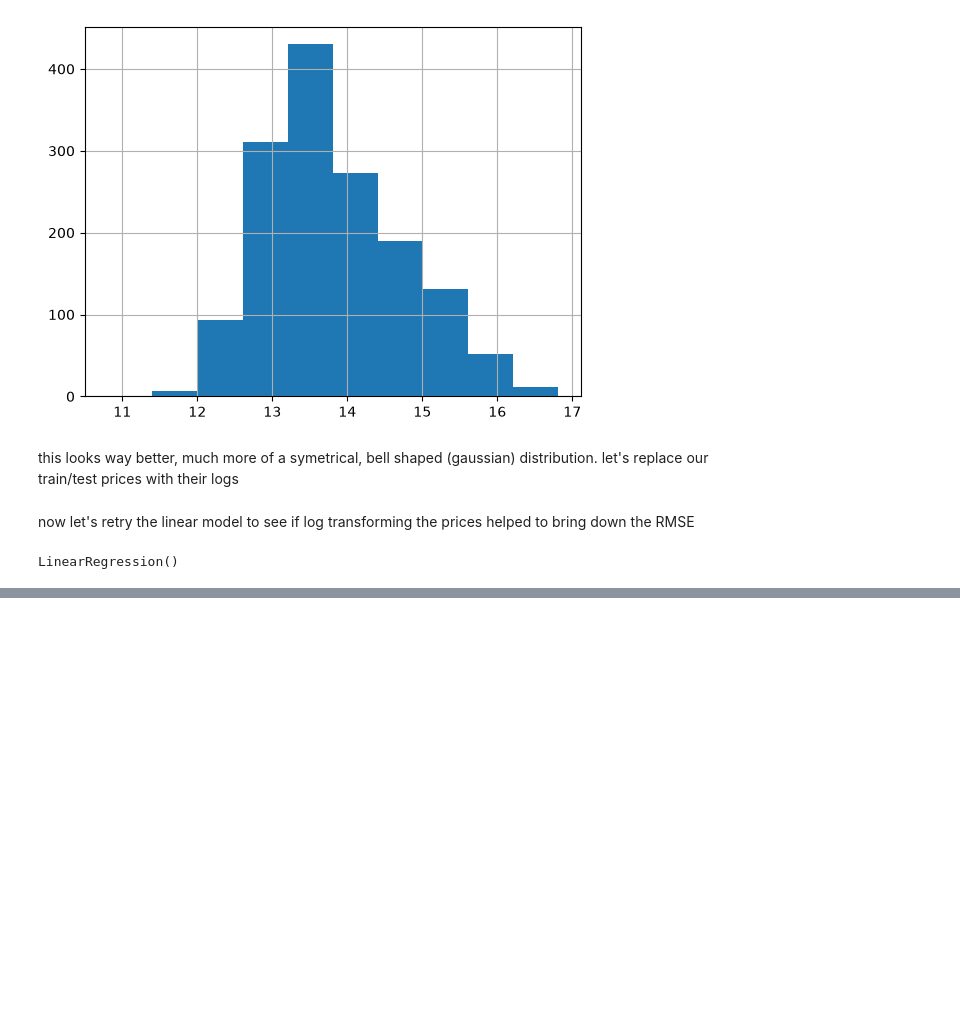
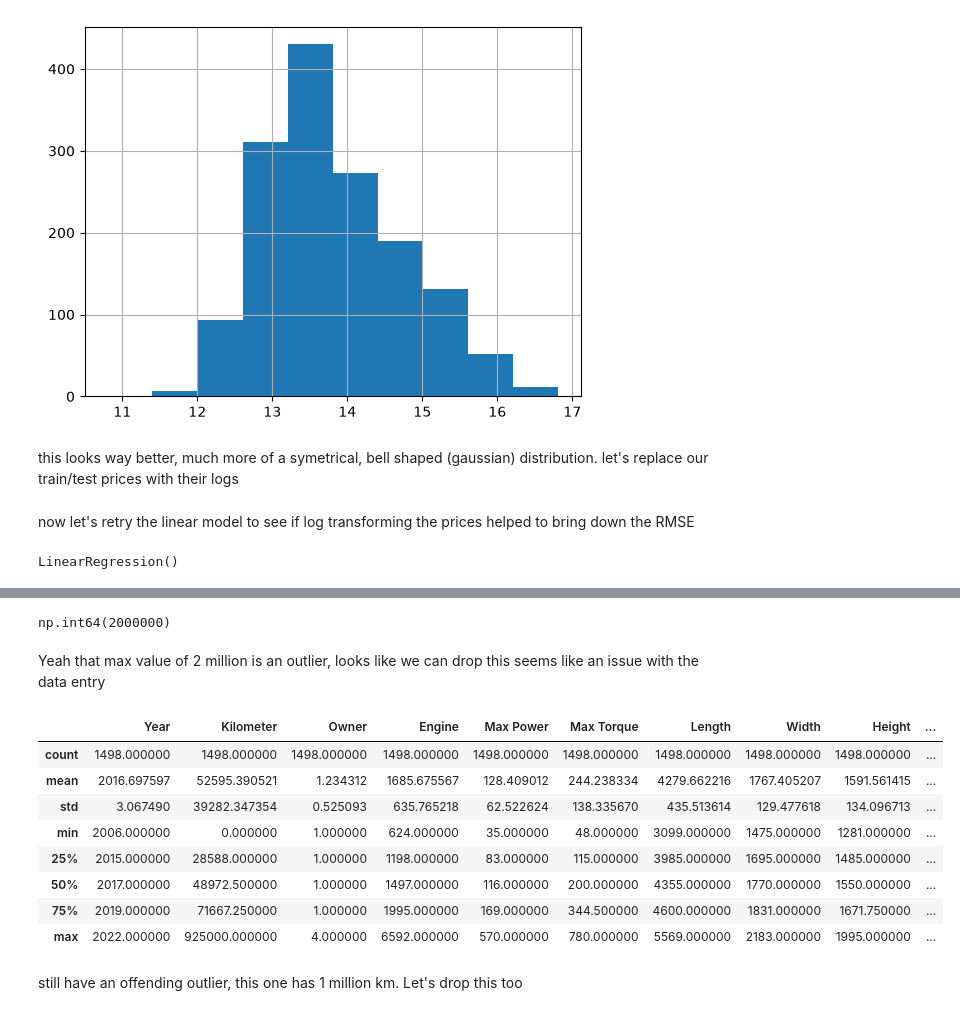
Before and after one commit to zainbabar/vehicle-price-predictor, a Jupyter notebook: vehicle.ipynb, the cells around one changed output, grey strips where cells are left out. Saved outputs shown, nothing was run; the diff lists cells and outputs as text; code cells hidden in the pictures; blank space fills up the shorter version.

```diff
--- a/vehicle.ipynb
+++ b/vehicle.ipynb
@@ -554,0 +583,6 @@ This looks MUCH better, we have a great R2 score and RMSE, looks like the issue
+# %%
+X_train["Kilometer"].max()
+# %% [output]
+np.int64(2000000)
+# %% [markdown]
+Yeah that max value of 2 million is an outlier, looks like we can drop this seems like an issue with the data entry
@@ -554,0 +591,14 @@ This looks MUCH better, we have a great R2 score and RMSE, looks like the issue
+# %%
+X_train.describe()
+# %% [output]
+|  | Year | Kilometer | Owner | Engine | Max Power | Max Torque | Length | Width | Height | ... |
+| count | 1498.000000 | 1498.000000 | 1498.000000 | 1498.000000 | 1498.000000 | 1498.000000 | 1498.000000 | 1498.000000 | 1498.000000 | ... |
+| mean | 2016.697597 | 52595.390521 | 1.234312 | 1685.675567 | 128.409012 | 244.238334 | 4279.662216 | 1767.405207 | 1591.561415 | ... |
+| std | 3.067490 | 39282.347354 | 0.525093 | 635.765218 | 62.522624 | 138.335670 | 435.513614 | 129.477618 | 134.096713 | ... |
+| min | 2006.000000 | 0.000000 | 1.000000 | 624.000000 | 35.000000 | 48.000000 | 3099.000000 | 1475.000000 | 1281.000000 | ... |
+| 25% | 2015.000000 | 28588.000000 | 1.000000 | 1198.000000 | 83.000000 | 115.000000 | 3985.000000 | 1695.000000 | 1485.000000 | ... |
+| 50% | 2017.000000 | 48972.500000 | 1.000000 | 1497.000000 | 116.000000 | 200.000000 | 4355.000000 | 1770.000000 | 1550.000000 | ... |
+| 75% | 2019.000000 | 71667.250000 | 1.000000 | 1995.000000 | 169.000000 | 344.500000 | 4600.000000 | 1831.000000 | 1671.750000 | ... |
+| max | 2022.000000 | 925000.000000 | 4.000000 | 6592.000000 | 570.000000 | 780.000000 | 5569.000000 | 2183.000000 | 1995.000000 | ... |
+# %% [markdown]
+still have an offending outlier, this one has 1 million km. Let's drop this too
```
Also changed, not shown: parts of 38 cells of this notebook.
